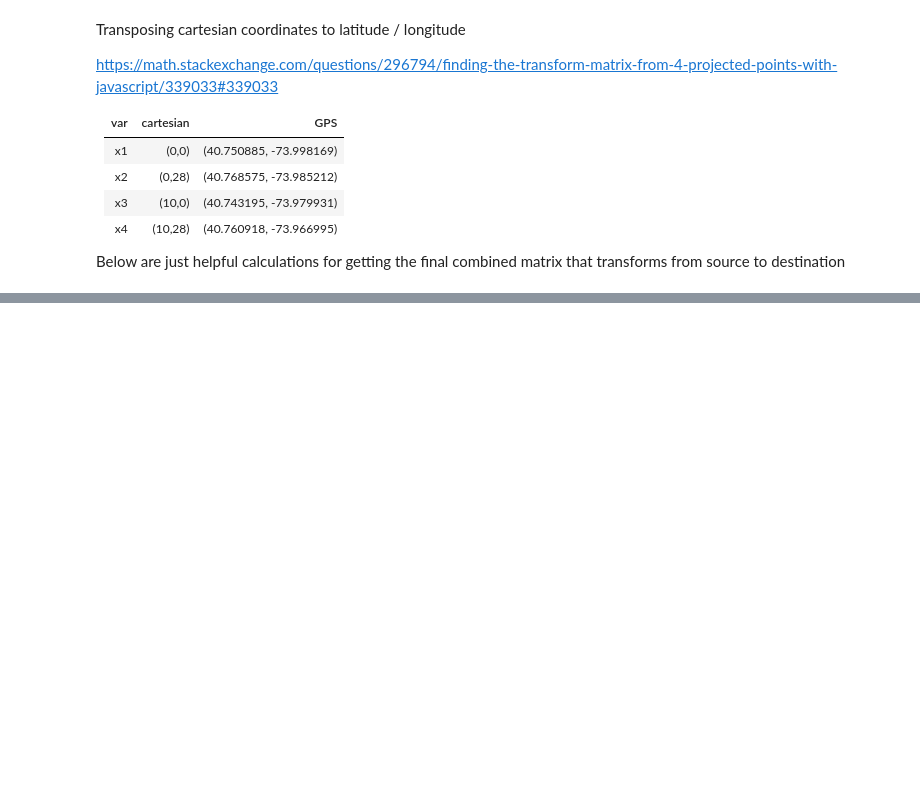
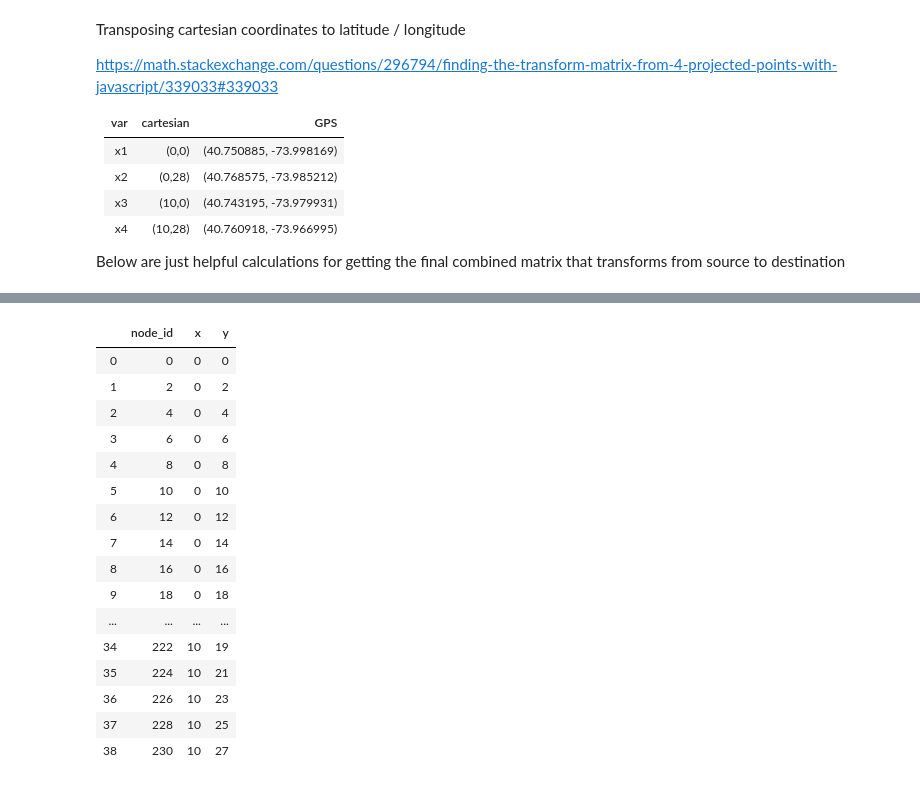
Before and after one commit to aashere/BDAD_Violet_Noise, a Jupyter notebook: GraphTest.ipynb, the cells around one changed output, grey strips where cells are left out. Drawn from its saved outputs; the diff is of its cells as text; code cells hidden in the pictures; blank space fills up the shorter version.

```diff
--- a/GraphTest.ipynb
+++ b/GraphTest.ipynb
@@ -170,3 +168,12 @@ for node in DG.nodes:
 #     elif border:
 #         DG.nodes[node]["nodetype"] = "sink"
 #         DG.nodes[node]["color"] = "red"
+# %%
+mins = [i*60 for i in list(range(24))]
+rate = [int(i) for i in list(np.ones(24)*2)]
+
+defaultrate = dict(zip(mins,rate))
+
+for node in DG.nodes:
+    if "source" in DG.nodes[node]["nodetype"]:
+        DG.nodes[node]["volume_rate"] = defaultrate
@@ -196,4 +206,0 @@ plt.show()
-# %%
-for i, n in enumerate(DG.nodes):
-    print (n, DG.nodes[n])
-    if i > 5: break
@@ -208,4 +206,0 @@ for i, n in enumerate(DG.nodes):
-# %%
-for i, n in enumerate(DG.edges):
-    print (n, DG.edges[n])
-    if i > 5: break
@@ -350,0 +374,22 @@ plt.show()
+# %%
+coords = pandas.DataFrame([[i, DG.nodes[i]['cartesian'][0], DG.nodes[i]['cartesian'][1]] for i in DG.nodes if 'source' in DG.nodes[i]['nodetype']], columns=['node_id','x','y'])
+# %%
+coords
+# %% [output]
+|  | node_id | x | y |
+| 0 | 0 | 0 | 0 |
+| 1 | 2 | 0 | 2 |
+| 2 | 4 | 0 | 4 |
+| 3 | 6 | 0 | 6 |
+| 4 | 8 | 0 | 8 |
+| 5 | 10 | 0 | 10 |
+| 6 | 12 | 0 | 12 |
+| 7 | 14 | 0 | 14 |
+| 8 | 16 | 0 | 16 |
+| 9 | 18 | 0 | 18 |
+| ... | ... | ... | ... |
+| 34 | 222 | 10 | 19 |
+| 35 | 224 | 10 | 21 |
+| 36 | 226 | 10 | 23 |
+| 37 | 228 | 10 | 25 |
+| 38 | 230 | 10 | 27 |
```
Also changed, not shown: parts of 101 cells of this notebook, 6 other files.
